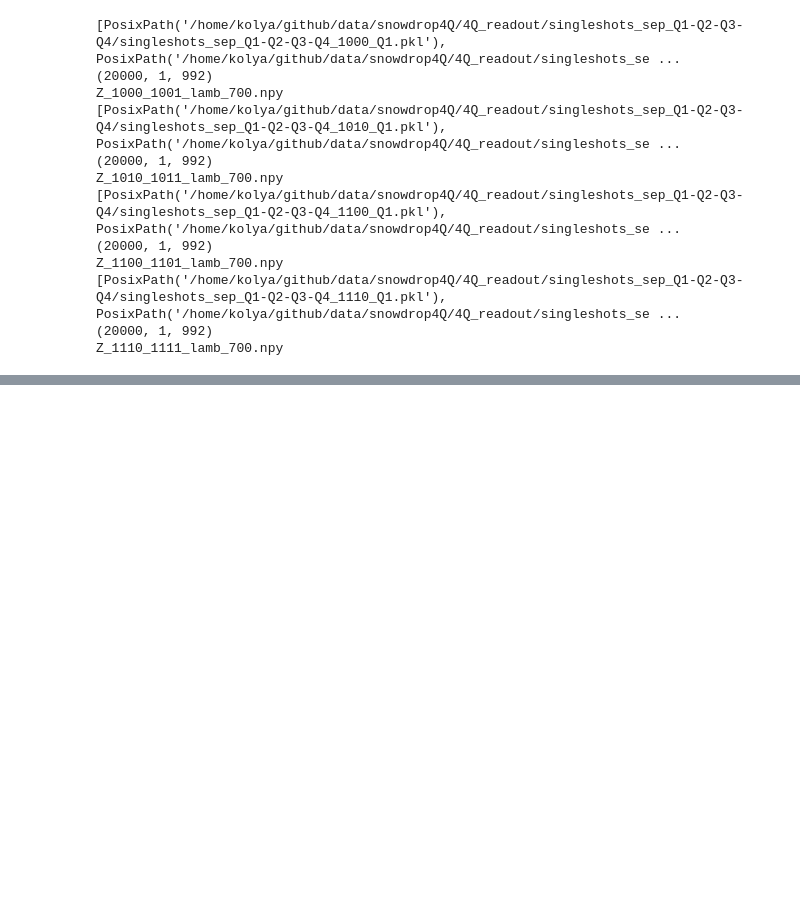
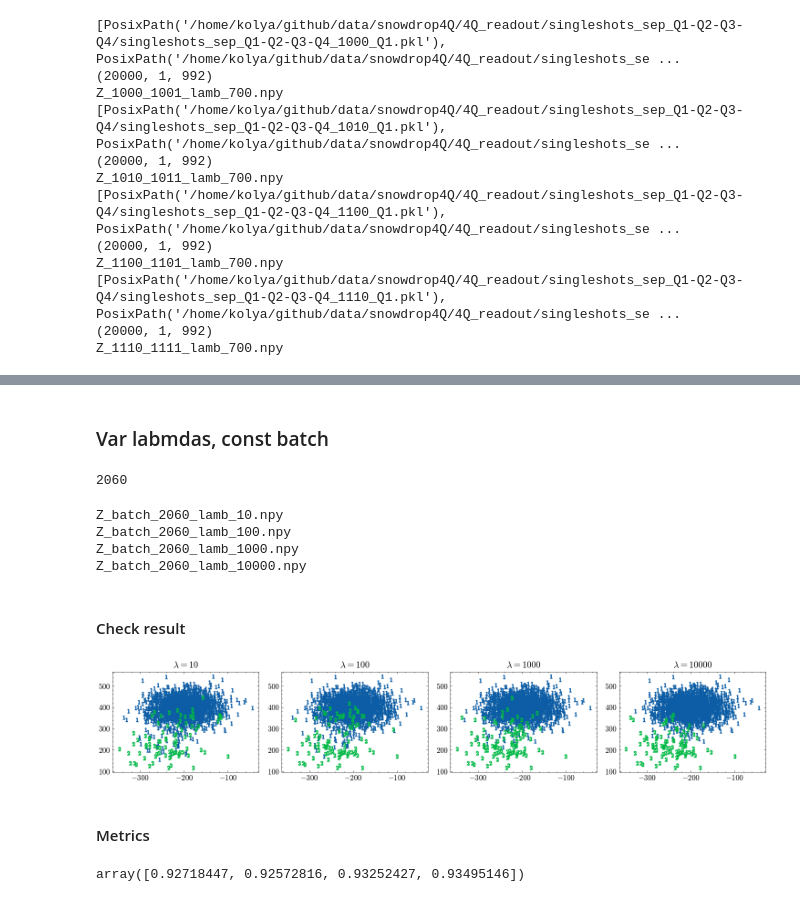
Before and after one commit to ikaryss/readout-experiments, a Jupyter notebook: cluster_utils.ipynb, the cells around one changed output, grey strips where cells are left out. Saved outputs shown, nothing was run; the diff lists cells and outputs as text; code cells hidden in the pictures; blank space fills up the shorter version.

```diff
--- a/cluster_utils.ipynb
+++ b/cluster_utils.ipynb
@@ -212,0 +349,71 @@ Z_1110_1111_lamb_700.npy
+# %% [markdown]
+### Var labmdas, const batch
+# %%
+lambdas = [10, 100, 1000, 10000]
+batch = synthetic_collection.shape[0]
+batch
+# %% [output]
+2060
+# %%
+import fastcluster as fc
+
+for lamb in lambdas:
+    z_naming = f"Z_batch_{batch}_lamb_{lamb}.npy"
+    print(z_naming)
+
+    collection_smooth = synthetic_collection.whittaker_eilers_smoother_all(lamb, 2).compute()
+    collection_smooth.to("cuda")
+    distance_matrix = collection_smooth.sspd_to(collection_smooth, method="self_cross_product")
+
+    Z = fc.linkage(distance_matrix[0], method="complete")
+
+    collection_smooth.to("cpu")
+    synthetic_collection.to("cpu")
+
+    np.save(data_dir / z_naming, np.array(Z))
+# %% [output]
+Z_batch_2060_lamb_10.npy
+Z_batch_2060_lamb_100.npy
+Z_batch_2060_lamb_1000.npy
+Z_batch_2060_lamb_10000.npy
+# %% [markdown]
+#### Check result
+# %%
+def load_Z(batch, lamb):
+    z_naming = f"Z_batch_{batch}_lamb_{lamb}.npy"
+    Z = np.load(data_dir / z_naming)
+    return Z
+# %%
+Z_10 = load_Z(batch, 10)
+Z_100 = load_Z(batch, 100)
+Z_1000 = load_Z(batch, 1000)
+Z_10000 = load_Z(batch, 10000)
+# %%
+reassign = {3:1}
+col_10 = get_clusterized_col(synthetic_collection, Z_10, 3)
+col_10.update_all_qubits_classes({1:reassign})
+
+reassign = {2:1,3:1, 1:2}
+col_100 = get_clusterized_col(synthetic_collection, Z_100, 3)
+col_100.update_all_qubits_classes({1:reassign})
+col_1000 = get_clusterized_col(synthetic_collection, Z_1000, 3)
+col_1000.update_all_qubits_classes({1:reassign})
+col_10000 = get_clusterized_col(synthetic_collection, Z_10000, 3)
+col_10000.update_all_qubits_classes({1:reassign})
+
+
+fig, ax = plt.subplots(nrows=1, ncols=4, figsize=(15, 3))
+
+col_10.mean().compute().scatter(ax[0])
+col_100.mean().compute().scatter(ax[1])
+col_1000.mean().compute().scatter(ax[2])
+col_10000.mean().compute().scatter(ax[3])
+ax[0].set_title("$\lambda = 10$")
+ax[1].set_title("$\lambda = 100$")
+ax[2].set_title("$\lambda = 1000$")
+ax[3].set_title("$\lambda = 10000$")
+plt.tight_layout()
+# %% [output]
+[figure, added]
+# %% [markdown]
+#### Metrics
@@ -212,0 +448,5 @@ Z_1110_1111_lamb_700.npy
+# %%
+accs = np.array([calculate_accuracy(cnf_mtrx) for cnf_mtrx in conf_matrics])
+accs
+# %% [output]
+array([0.92718447, 0.92572816, 0.93252427, 0.93495146])
```
Also changed, not shown: parts of 18 cells of this notebook.
